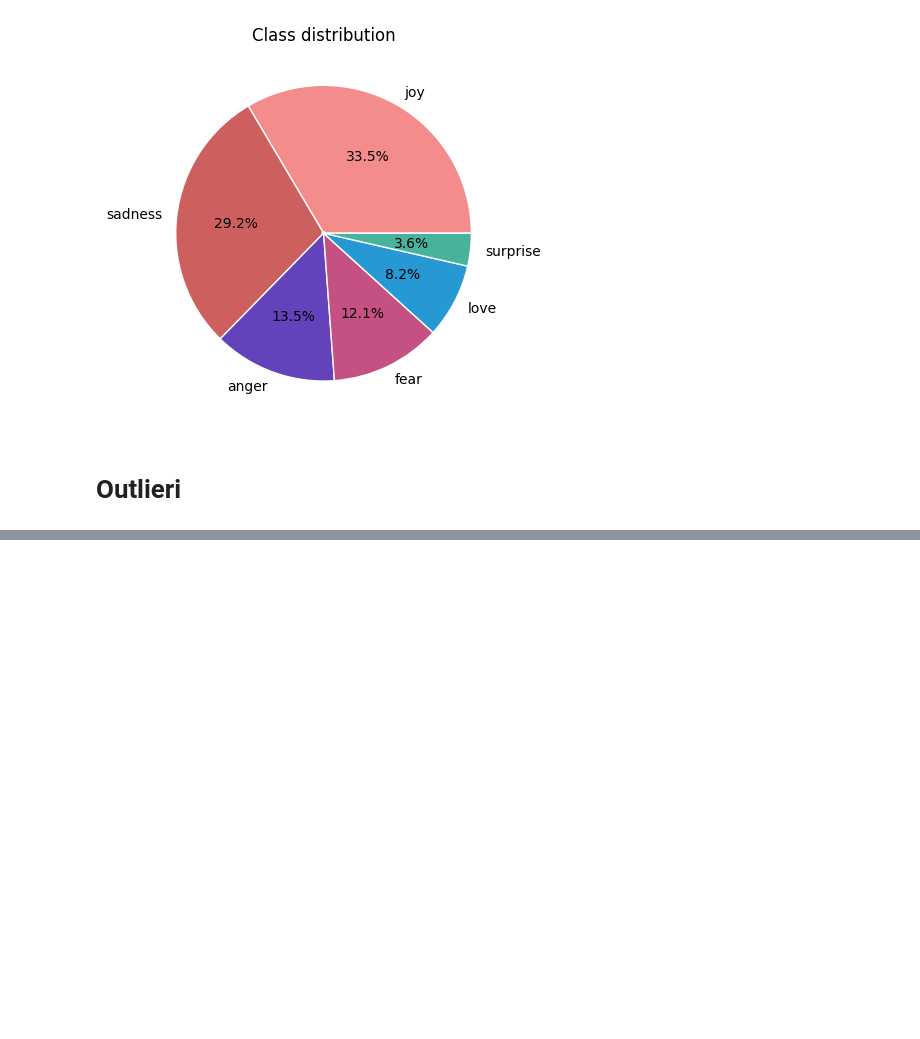
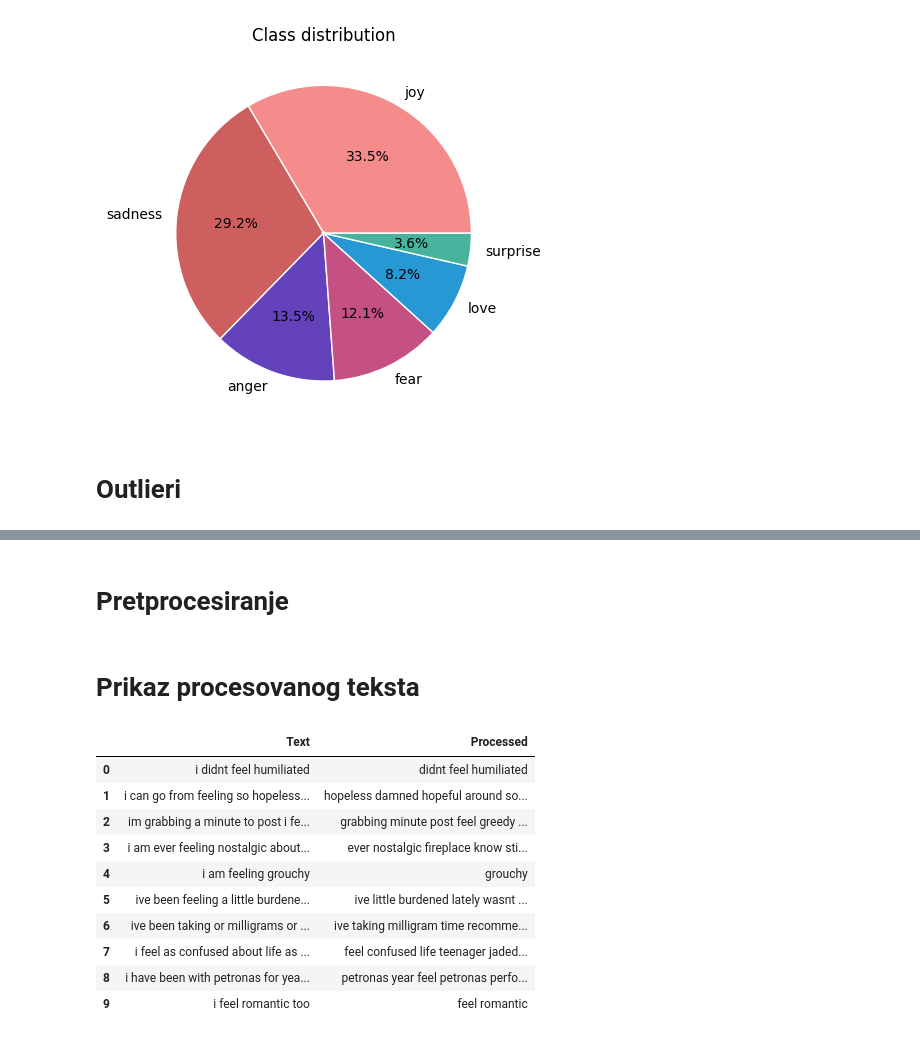
Before and after one commit to MATF-istrazivanje-podataka-1/2023_Data_Mining_Emotions_Dataset, a Jupyter notebook: preprocess/preprocessing.ipynb, the cells around one changed output, grey strips where cells are left out. Cells and saved outputs as stored; diff of their text form; code cells hidden in the pictures; blank space fills up the shorter version.

Commit message:
preprocess

```diff
--- a/preprocess/preprocessing.ipynb
+++ b/preprocess/preprocessing.ipynb
@@ -109,0 +161,2 @@ while cycling in the country
+# %% [markdown]
+# Pretprocesiranje
@@ -109,0 +165,41 @@ while cycling in the country
+# %%
+def preprocess_dataset(sentence):
+    sentence = str(sentence)
+    #sentence = sentence.lower() #mala slova
+    cleanr = re.compile(r'[^A-Za-z \']+')
+    cleantext = re.sub(cleanr, ' ', sentence) #izbaci sve sto nije obican karakter
+    cleantext = re.sub(r"\b\d+\b", "", cleantext) #izbaci brojeve koji se ne pojavljuju unutar neke reci
+    cleantext = re.sub(r'\b\w*([a-zA-Z])\1{2,}\w*\b', "", cleantext) #izbaci reci koje sadrze 3 ili vise uzastopna ponavljanja istog slova
+    common_stopwords = set(stopwords.words('english'))
+
+    tokenizer = RegexpTokenizer(r'\w+')
+    tokens = tokenizer.tokenize(cleantext)
+
+    tokens = [t for t in tokens if not t in common_stopwords]
+    lemmatizer = WordNetLemmatizer()
+    tokens = [lemmatizer.lemmatize(t) for t in tokens]
+
+    tokens = [token for token in tokens if len(token) >= 3]
+
+    return tokens
+# %% [markdown]
+# Prikaz procesovanog teksta
+# %%
+df = dataset.copy()
+df["Processed "] = df["Text"].apply(preprocess_dataset).apply(lambda x: " ".join(x))
+
+
+df_show = df.drop('Emotion', axis=1)
+df_show.head(10)
+# %% [output]
+|  | Text | Processed |
+| 0 | i didnt feel humiliated | didnt feel humiliated |
+| 1 | i can go from feeling so hopeless... | hopeless damned hopeful around so... |
+| 2 | im grabbing a minute to post i fe... | grabbing minute post feel greedy ... |
+| 3 | i am ever feeling nostalgic about... | ever nostalgic fireplace know sti... |
+| 4 | i am feeling grouchy | grouchy |
+| 5 | ive been feeling a little burdene... | ive little burdened lately wasnt ... |
+| 6 | ive been taking or milligrams or ... | ive taking milligram time recomme... |
+| 7 | i feel as confused about life as ... | feel confused life teenager jaded... |
+| 8 | i have been with petronas for yea... | petronas year feel petronas perfo... |
+| 9 | i feel romantic too | feel romantic |
```
Also changed, not shown: parts of 13 cells of this notebook.
